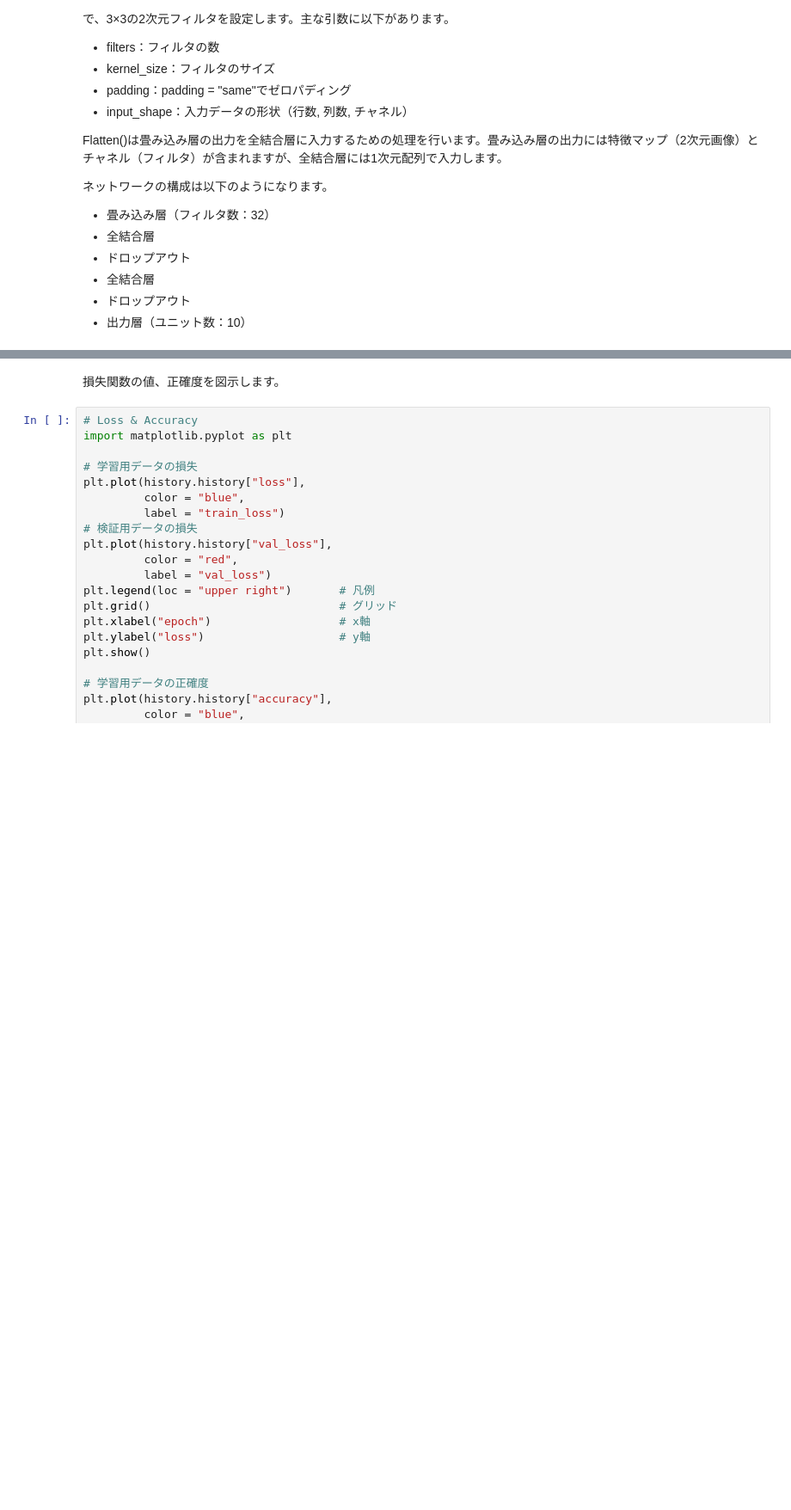
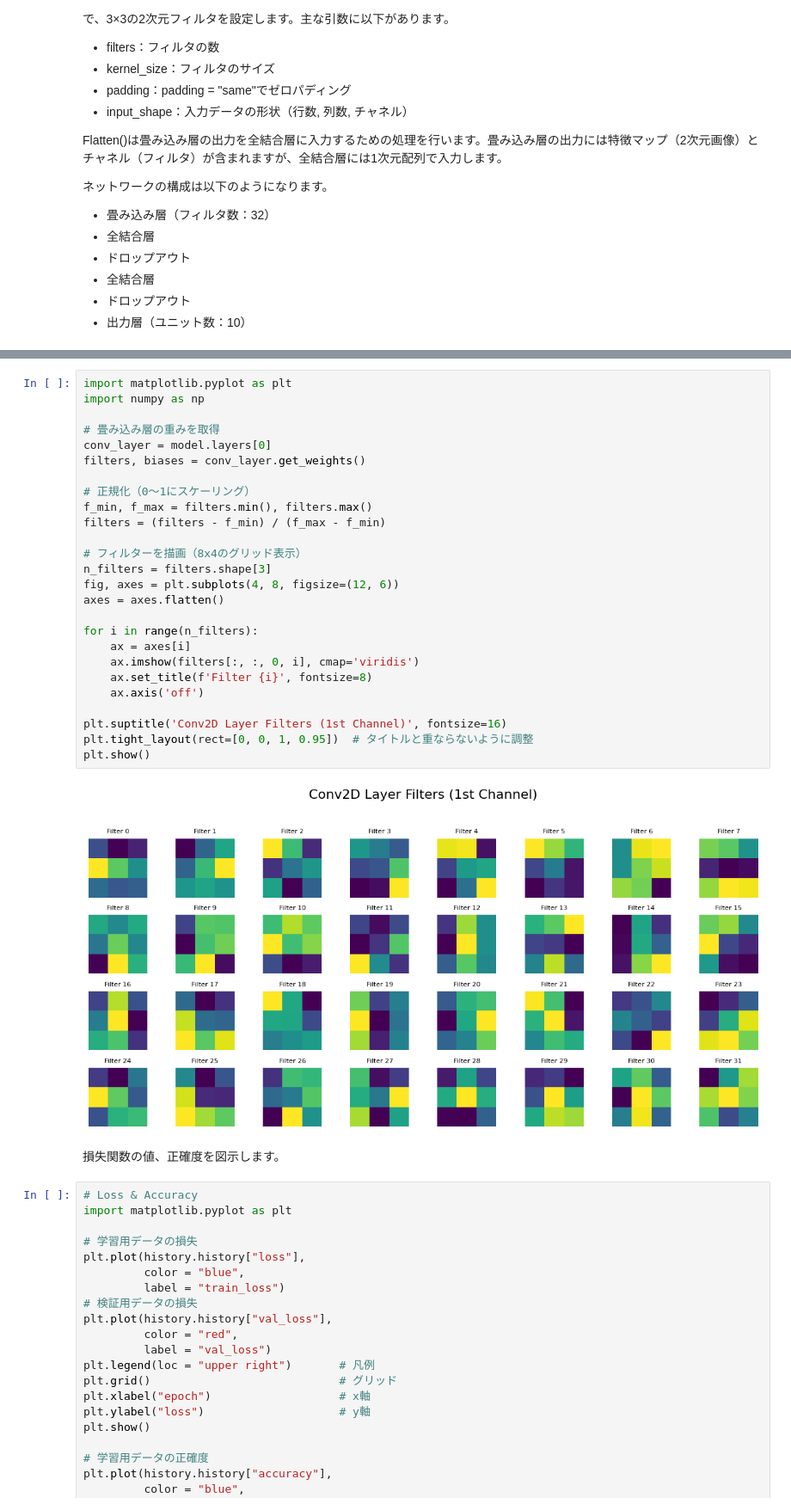
Before and after one commit to t-kuni/computer-vision-practices, a Jupyter notebook: cv_ex14.ipynb, the cells around one changed output, grey strips where cells are left out. Shown at 86% size. Drawn from its saved outputs; the diff is of its cells as text; blank space fills up the shorter version.

```diff
--- a/cv_ex14.ipynb
+++ b/cv_ex14.ipynb
@@ -305,3 +291,31 @@ I0000 00:00:1750167875.261149   21004 device_compiler.h:188] Compiled cluster us
+# %%
+import matplotlib.pyplot as plt
+import numpy as np
+
+# 畳み込み層の重みを取得
+conv_layer = model.layers[0]
+filters, biases = conv_layer.get_weights()
+
+# 正規化（0～1にスケーリング）
+f_min, f_max = filters.min(), filters.max()
+filters = (filters - f_min) / (f_max - f_min)
+
+# フィルターを描画（8x4のグリッド表示）
+n_filters = filters.shape[3]
+fig, axes = plt.subplots(4, 8, figsize=(12, 6))
+axes = axes.flatten()
+
+for i in range(n_filters):
+    ax = axes[i]
+    ax.imshow(filters[:, :, 0, i], cmap='viridis')
+    ax.set_title(f'Filter {i}', fontsize=8)
+    ax.axis('off')
+
+plt.suptitle('Conv2D Layer Filters (1st Channel)', fontsize=16)
+plt.tight_layout(rect=[0, 0, 1, 0.95])  # タイトルと重ならないように調整
+plt.show()
+# %% [output]
+[figure, added]
 # %% [markdown]
 損失関数の値、正確度を図示します。
 # %%
```
Also changed, not shown: parts of 8 cells of this notebook.
